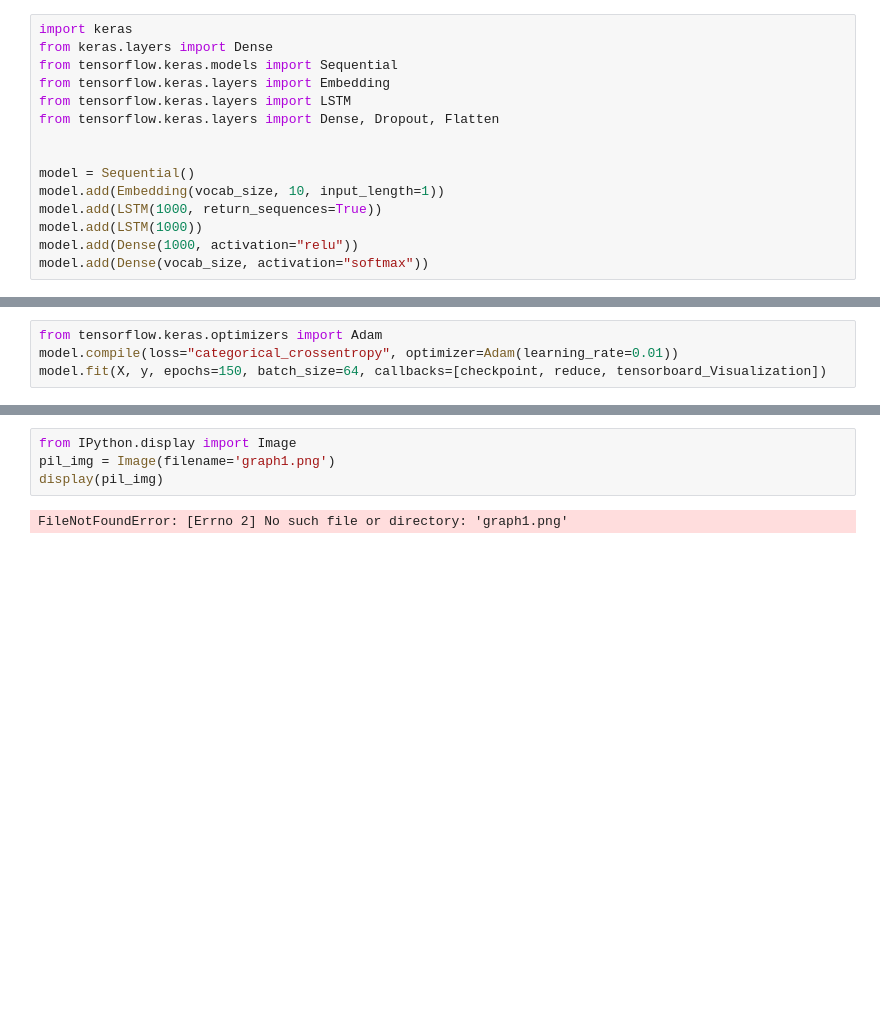
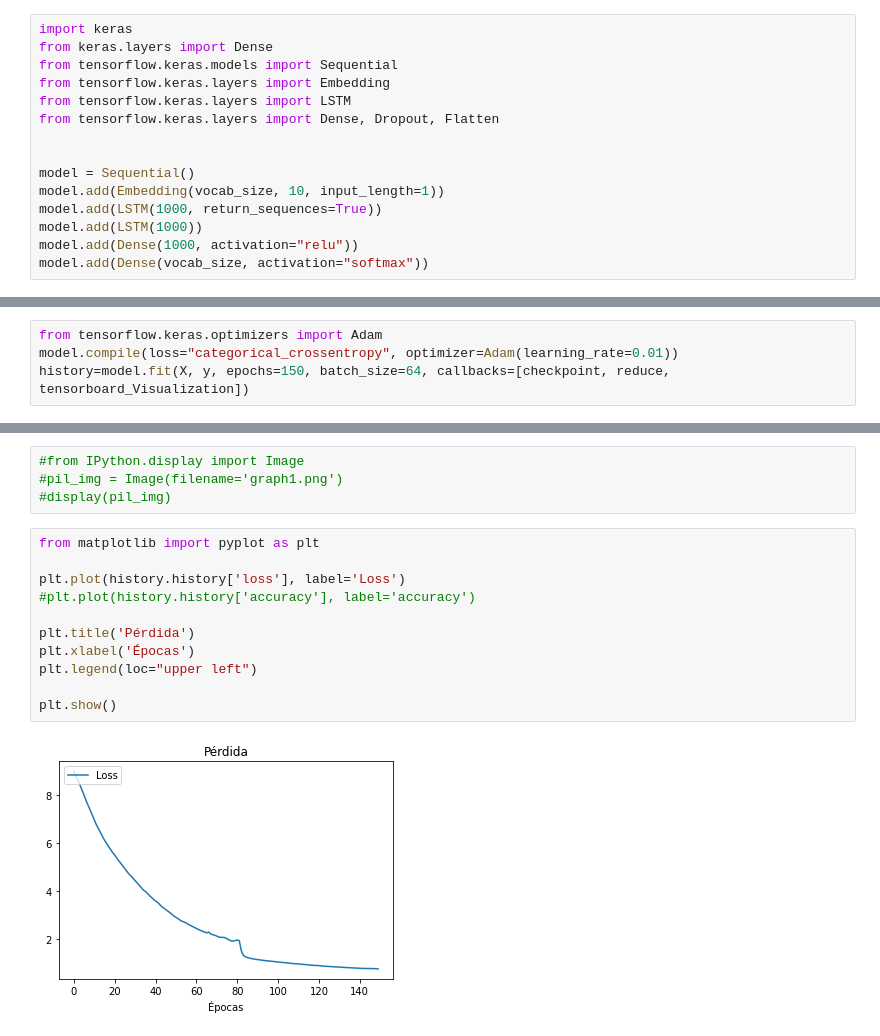
Before and after one commit to gbetanzos/nlp_project, a Jupyter notebook: NLP_Project.ipynb, the cells around one changed output, grey strips where cells are left out. Cells and saved outputs as stored; diff of their text form; blank space fills up the shorter version.

```diff
--- a/NLP_Project.ipynb
+++ b/NLP_Project.ipynb
@@ -103,7 +103,7 @@ tensorboard_Visualization = TensorBoard(log_dir=logdir)
 # %%
 from tensorflow.keras.optimizers import Adam
 model.compile(loss="categorical_crossentropy", optimizer=Adam(learning_rate=0.01))
-model.fit(X, y, epochs=150, batch_size=64, callbacks=[checkpoint, reduce, tensorboard_Visualization])
+history=model.fit(X, y, epochs=150, batch_size=64, callbacks=[checkpoint, reduce, tensorboard_Visualization])
 # %% [output]
 Train on 9724 samples
 Epoch 1/150
@@ -126,6 +125,17 @@ KeyboardInterrupt:
 # %%
-from IPython.display import Image
-pil_img = Image(filename='graph1.png')
-display(pil_img)
+#from IPython.display import Image
+#pil_img = Image(filename='graph1.png')
+#display(pil_img)
-# %% [output]
-FileNotFoundError: [Errno 2] No such file or directory: 'graph1.png'
+# %%
+from matplotlib import pyplot as plt
+
+plt.plot(history.history['loss'], label='Loss')
+#plt.plot(history.history['accuracy'], label='accuracy')
+
+plt.title('Pérdida')
+plt.xlabel('Épocas')
+plt.legend(loc="upper left")
+
+plt.show()
+# %% [output]
+[figure, added]
```
Also changed, not shown: parts of 2 cells of this notebook, 1 other file.
